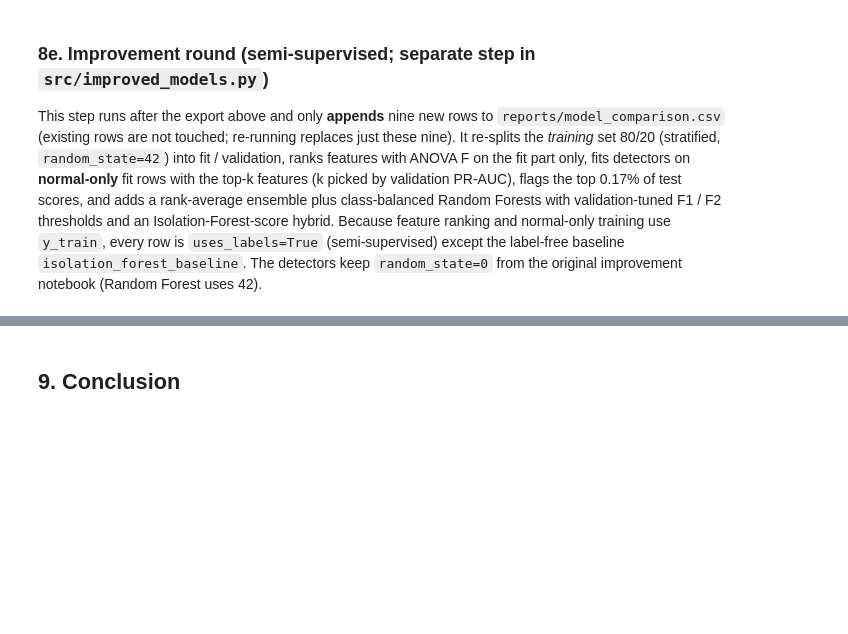
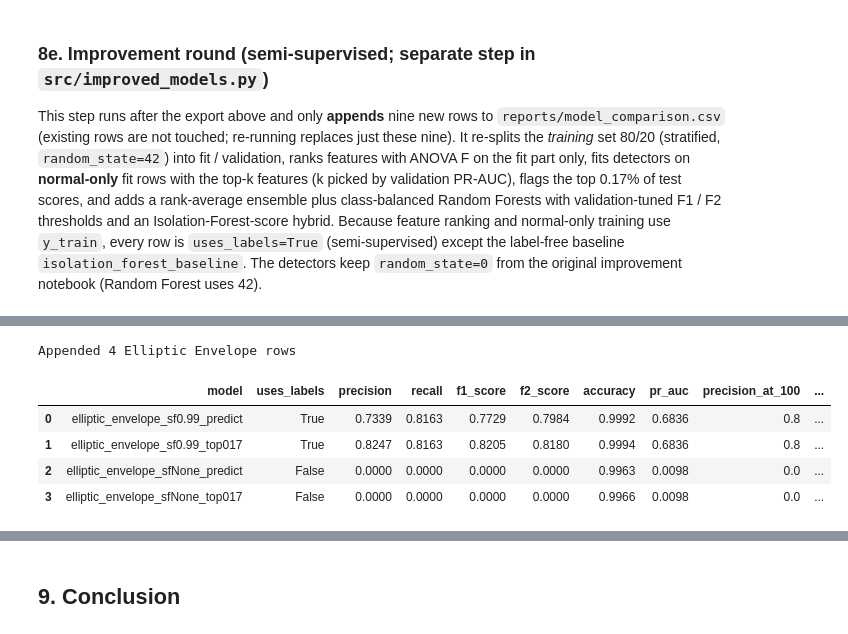
Before and after one commit to bnedter3-13/credit-card-fraud-detection, a Jupyter notebook: notebooks/fraud_detection.ipynb, the cells around one changed output, grey strips where cells are left out. Drawn from its saved outputs; the diff is of its cells as text; code cells hidden in the pictures; blank space fills up the shorter version.

```diff
--- a/notebooks/fraud_detection.ipynb
+++ b/notebooks/fraud_detection.ipynb
@@ -1470,0 +1694,22 @@ Chosen k per detector (validation PR-AUC): {'isolation_forest': 10, 'gmm': 6, 'l
+# %%
+# Append the Elliptic Envelope rows to the exported CSV (existing lines are left untouched; re-running replaces them)
+from src.improved_models import append_rows, row_from_pred
+
+ee_csv_rows = []
+for (sf, rule), (pred, score) in ee_test.items():
+    rule_tag = "predict" if rule == "predict" else "top017"
+    ee_csv_rows.append(row_from_pred(
+        f"elliptic_envelope_sf{sf}_{rule_tag}",
+        sf == EE_BEST_SF,  # chosen with validation labels -> True; the untouched default -> False
+        y_test_arr, pred, score,
+    ))
+n_added = append_rows("../reports/model_comparison.csv", ee_csv_rows, replace_prefix="elliptic_envelope_sf")
+print(f"Appended {n_added} Elliptic Envelope rows")
+pd.DataFrame(ee_csv_rows)[["model", "uses_labels", "precision", "recall", "f1_score", "f2_score", "accuracy", "pr_auc", "precision_at_100", "TP", "FP"]]
+# %% [output]
+Appended 4 Elliptic Envelope rows
+|  | model | uses_labels | precision | recall | f1_score | f2_score | accuracy | pr_auc | precision_at_100 | ... |
+| 0 | elliptic_envelope_sf0.99_predict | True | 0.7339 | 0.8163 | 0.7729 | 0.7984 | 0.9992 | 0.6836 | 0.8 | ... |
+| 1 | elliptic_envelope_sf0.99_top017 | True | 0.8247 | 0.8163 | 0.8205 | 0.8180 | 0.9994 | 0.6836 | 0.8 | ... |
+| 2 | elliptic_envelope_sfNone_predict | False | 0.0000 | 0.0000 | 0.0000 | 0.0000 | 0.9963 | 0.0098 | 0.0 | ... |
+| 3 | elliptic_envelope_sfNone_top017 | False | 0.0000 | 0.0000 | 0.0000 | 0.0000 | 0.9966 | 0.0098 | 0.0 | ... |
```
Also changed, not shown: parts of 41 cells of this notebook, 4 other files.
